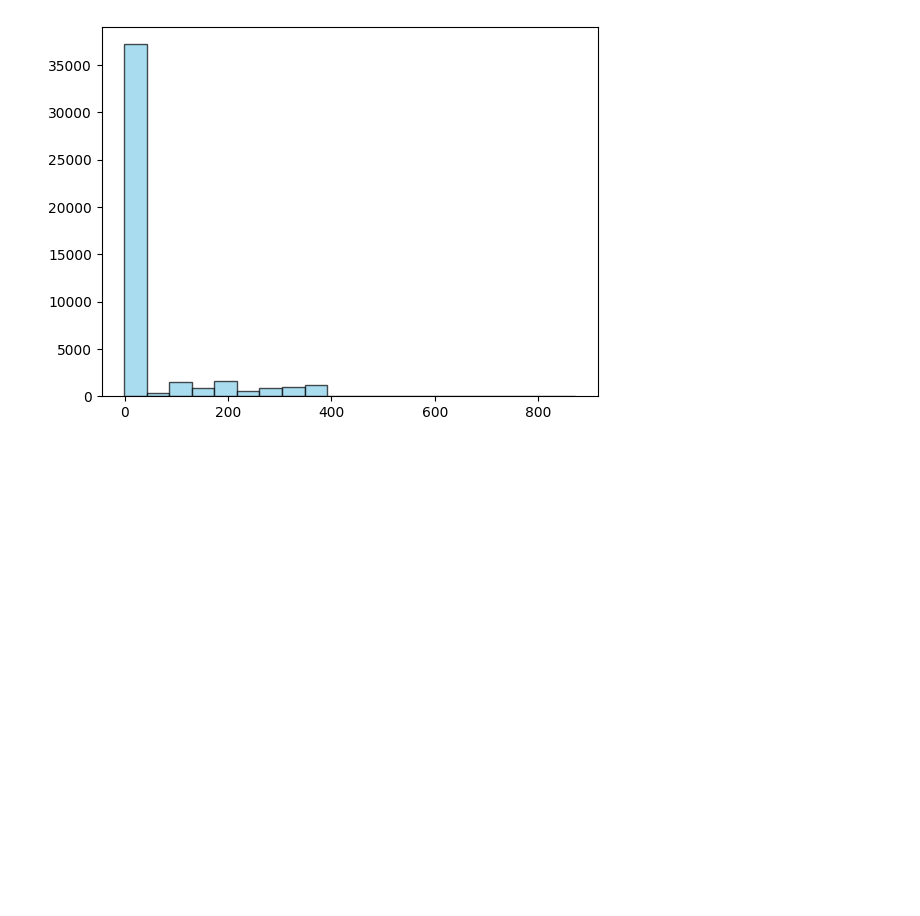
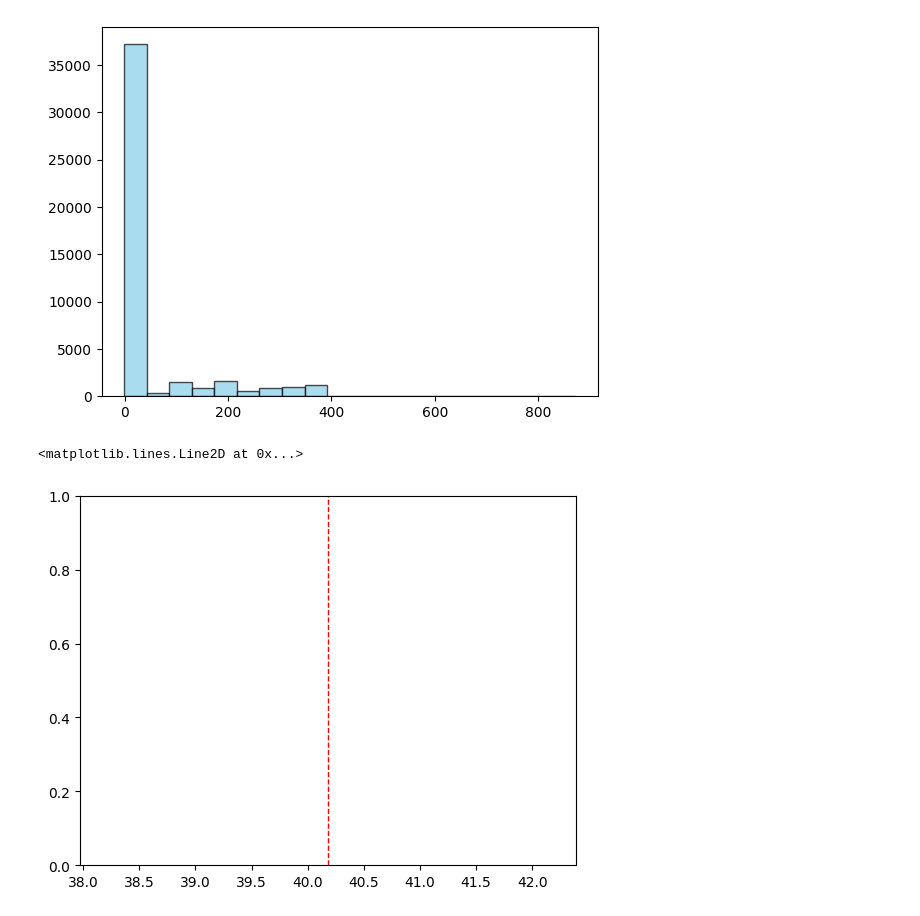
Before and after one commit to miemguri/Talentotech2024, a Jupyter notebook: 3_Practicabancos.ipynb, the cells around one changed output. Saved outputs shown, nothing was run; the diff lists cells and outputs as text; code cells hidden in the pictures; blank space fills up the shorter version.

```diff
--- a/3_Practicabancos.ipynb
+++ b/3_Practicabancos.ipynb
@@ -283,3 +290,9 @@ plt.hist (data['pdays'], bins= 20, color ='skyblue', edgecolor = 'black', alpha=
         783.8, 827.4, 871. ]),
  <BarContainer object of 20 artists>)
 [figure]
+# %%
+#Agregar una línea vertical para mostrar la media
+plt.axvline(media, color = 'red', linestyle = 'dashed', linewidth =1)
+# %% [output]
+<matplotlib.lines.Line2D at 0x...>
+[figure, added]
```
Also changed, not shown: parts of 23 cells of this notebook.
